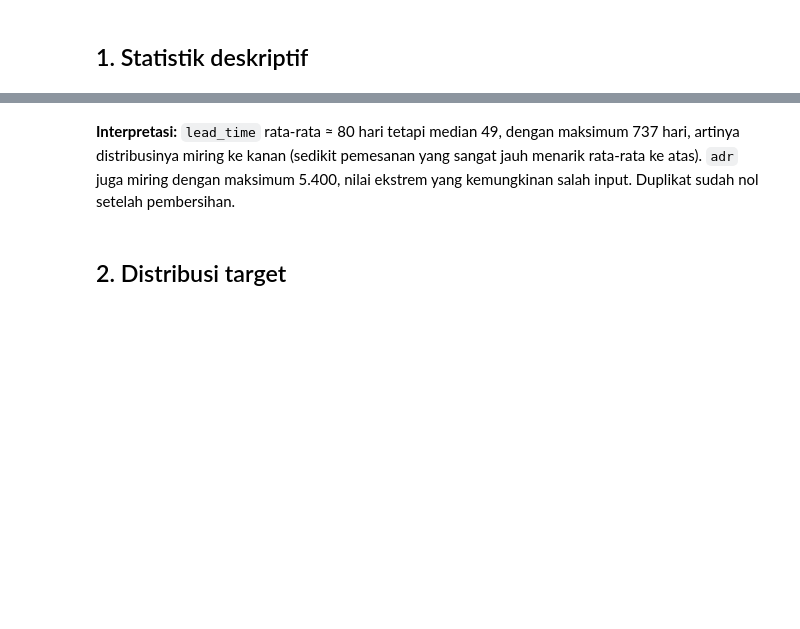
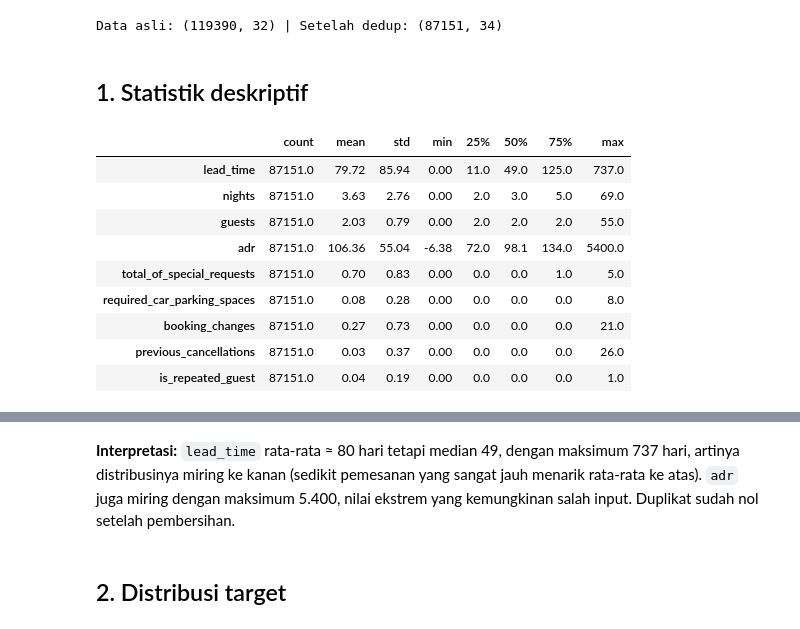
Before and after one commit to Narhroz/machine-learning, a Jupyter notebook: notebooks/02_eda.ipynb, the cells around one changed output, grey strips where cells are left out. Saved outputs shown, nothing was run; the diff lists cells and outputs as text; code cells hidden in the pictures; blank space fills up the shorter version.

```diff
--- a/notebooks/02_eda.ipynb
+++ b/notebooks/02_eda.ipynb
@@ -15,8 +17,11 @@ pd.set_option('display.max_columns', 50); sns.set_theme(style='whitegrid')
 RANDOM_STATE = 42
 os.makedirs('reports/figures', exist_ok=True)
 
-cands = (glob.glob('/kaggle/input/**/hotel_bookings.csv', recursive=True) + glob.glob('./hotel_bookings.csv')
-         + glob.glob('./data/raw/hotel_bookings.csv') + glob.glob('/mnt/user-data/uploads/hotel_bookings.csv'))
+cands = (glob.glob('/kaggle/input/**/hotel_bookings.csv', recursive=True)
+         + glob.glob('./hotel_bookings.csv')
+         + glob.glob('../hotel_bookings.csv')
+         + glob.glob('./data/raw/hotel_bookings.csv')
+         + glob.glob('/mnt/user-data/uploads/hotel_bookings.csv'))
 assert cands, 'hotel_bookings.csv tidak ditemukan'
 raw = pd.read_csv(cands[0])
 
@@ -26,5 +31,7 @@ df = raw.drop_duplicates(subset=cols_dup).reset_index(drop=True)
 df['nights'] = df.stays_in_weekend_nights + df.stays_in_week_nights
 df['guests'] = df.adults + df.children.fillna(0) + df.babies
 print('Data asli:', raw.shape, '| Setelah dedup:', df.shape)
+# %% [output]
+Data asli: (119390, 32) | Setelah dedup: (87151, 34)
 # %% [markdown]
 ## 1. Statistik deskriptif
@@ -35,3 +38,18 @@ df[num_cols].describe().T.round(2)
+# %%
+num_cols = ['lead_time','nights','guests','adr','total_of_special_requests','required_car_parking_spaces',
+            'booking_changes','previous_cancellations','is_repeated_guest']
+df[num_cols].describe().T.round(2)
+# %% [output]
+|  | count | mean | std | min | 25% | 50% | 75% | max |
+| lead_time | 87151.0 | 79.72 | 85.94 | 0.00 | 11.0 | 49.0 | 125.0 | 737.0 |
+| nights | 87151.0 | 3.63 | 2.76 | 0.00 | 2.0 | 3.0 | 5.0 | 69.0 |
+| guests | 87151.0 | 2.03 | 0.79 | 0.00 | 2.0 | 2.0 | 2.0 | 55.0 |
+| adr | 87151.0 | 106.36 | 55.04 | -6.38 | 72.0 | 98.1 | 134.0 | 5400.0 |
+| total_of_special_requests | 87151.0 | 0.70 | 0.83 | 0.00 | 0.0 | 0.0 | 1.0 | 5.0 |
+| required_car_parking_spaces | 87151.0 | 0.08 | 0.28 | 0.00 | 0.0 | 0.0 | 0.0 | 8.0 |
+| booking_changes | 87151.0 | 0.27 | 0.73 | 0.00 | 0.0 | 0.0 | 0.0 | 21.0 |
+| previous_cancellations | 87151.0 | 0.03 | 0.37 | 0.00 | 0.0 | 0.0 | 0.0 | 26.0 |
+| is_repeated_guest | 87151.0 | 0.04 | 0.19 | 0.00 | 0.0 | 0.0 | 0.0 | 1.0 |
 # %%
 print('Missing value (kolom terkait):')
 print(df[['children','country','agent','company']].isna().sum())
```
Also changed, not shown: parts of 23 cells of this notebook, 31 other files.
